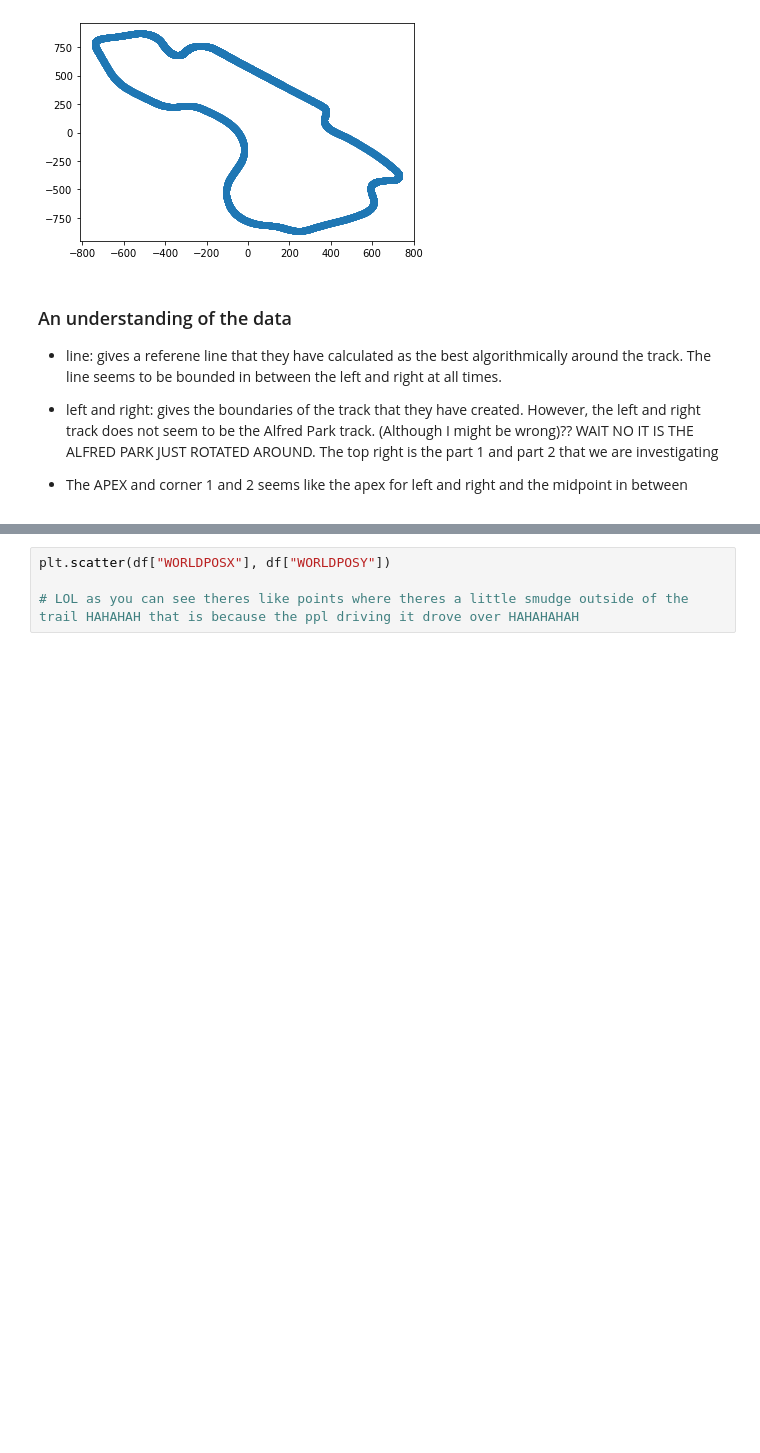
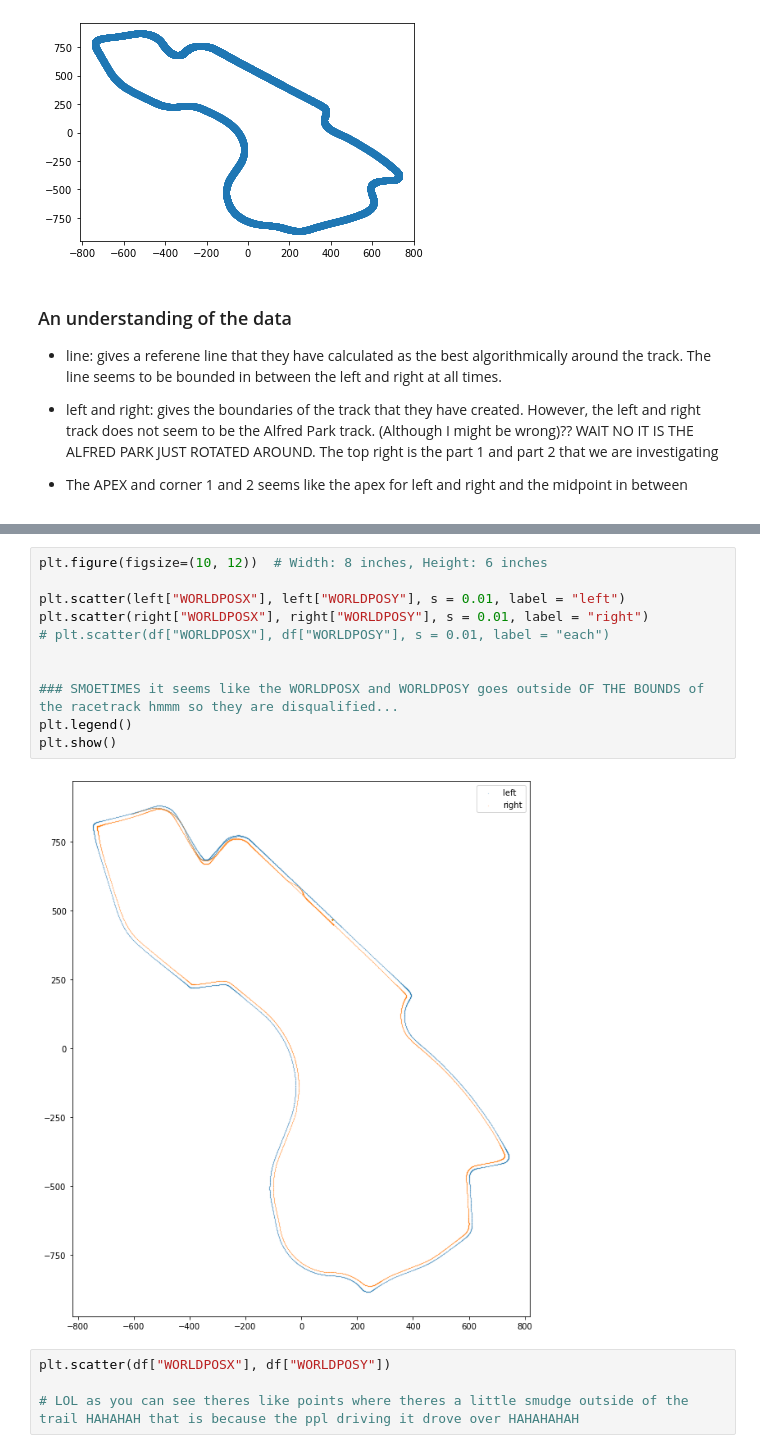
Before and after one commit to Bgon01/Data3001-capstone, a Jupyter notebook: playing_supp_data.ipynb, the cells around one changed output, grey strips where cells are left out. Drawn from its saved outputs; the diff is of its cells as text; blank space fills up the shorter version.

```diff
--- a/playing_supp_data.ipynb
+++ b/playing_supp_data.ipynb
@@ -151,3 +152,16 @@ df
+# %%
+plt.figure(figsize=(10, 12))  # Width: 8 inches, Height: 6 inches
+
+plt.scatter(left["WORLDPOSX"], left["WORLDPOSY"], s = 0.01, label = "left")
+plt.scatter(right["WORLDPOSX"], right["WORLDPOSY"], s = 0.01, label = "right")
+# plt.scatter(df["WORLDPOSX"], df["WORLDPOSY"], s = 0.01, label = "each")
+
+
+### SMOETIMES it seems like the WORLDPOSX and WORLDPOSY goes outside OF THE BOUNDS of the racetrack hmmm so they are disqualified...
+plt.legend()
+plt.show()
+# %% [output]
+[figure, added]
 # %%
 plt.scatter(df["WORLDPOSX"], df["WORLDPOSY"])
 
```
Also changed, not shown: parts of 2 cells of this notebook, 2 other files.
